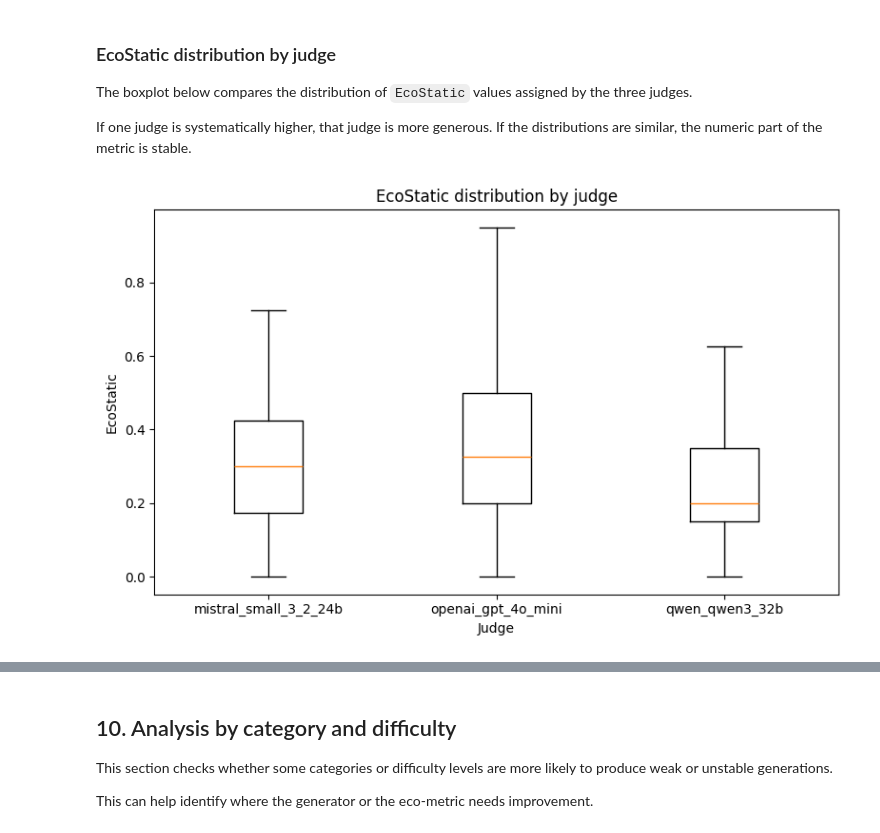
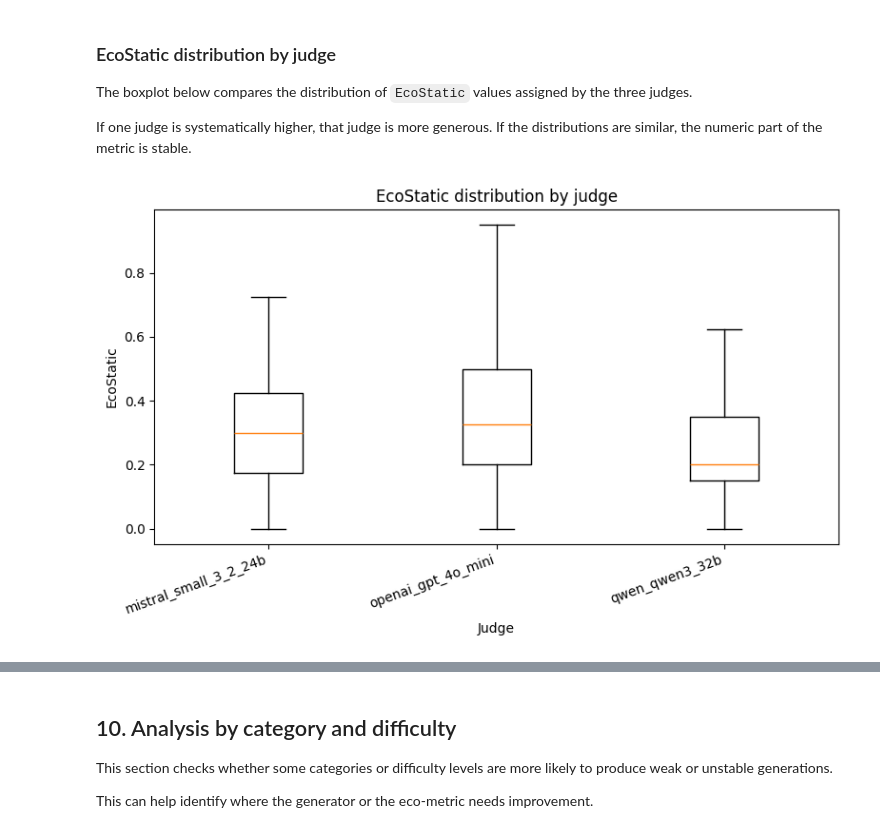
Before and after one commit to rosacarota/smart-home-green-rag, a Jupyter notebook: notebooks/eco_metric_validation_notebook.ipynb, the cells around one changed output, grey strips where cells are left out. Saved outputs shown, nothing was run; the diff lists cells and outputs as text; code cells hidden in the pictures.

```diff
--- a/notebooks/eco_metric_validation_notebook.ipynb
+++ b/notebooks/eco_metric_validation_notebook.ipynb
@@ -707,12 +914,19 @@ If one judge is systematically higher, that judge is more generous. If the distr
 # %%
 eco_pivot = score_pivot("EcoStatic")
 
 fig, ax = plt.subplots(figsize=(8, 5))
-ax.boxplot([eco_pivot[col].dropna() for col in eco_pivot.columns], labels=eco_pivot.columns)
+
+ax.boxplot(
+    [eco_pivot[col].dropna() for col in eco_pivot.columns],
+    tick_labels=eco_pivot.columns,
+)
+
 ax.set_title("EcoStatic distribution by judge")
 ax.set_xlabel("Judge")
 ax.set_ylabel("EcoStatic")
+
+plt.xticks(rotation=20, ha="right")
 plt.tight_layout()
 plt.show()
 # %% [output]
-[figure, old version]
+[figure, new version]
```
Also changed, not shown: parts of 12 cells of this notebook, 8 other files.
